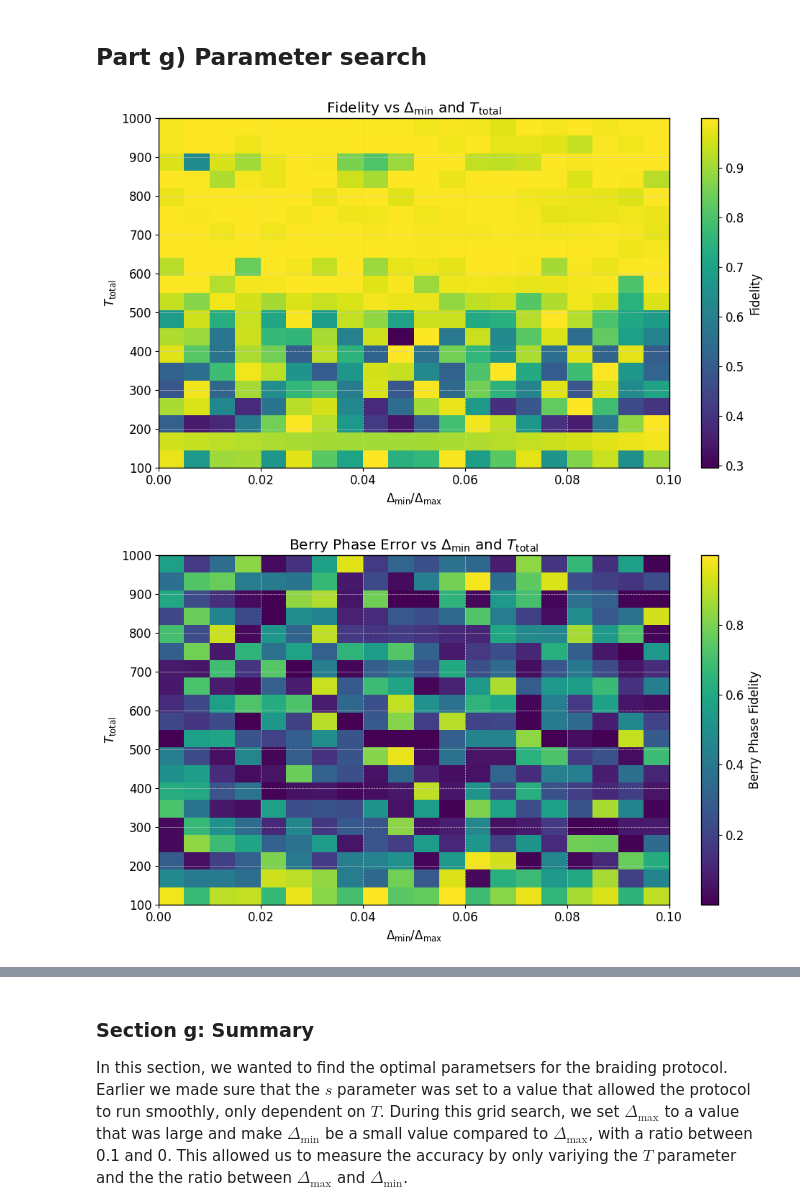
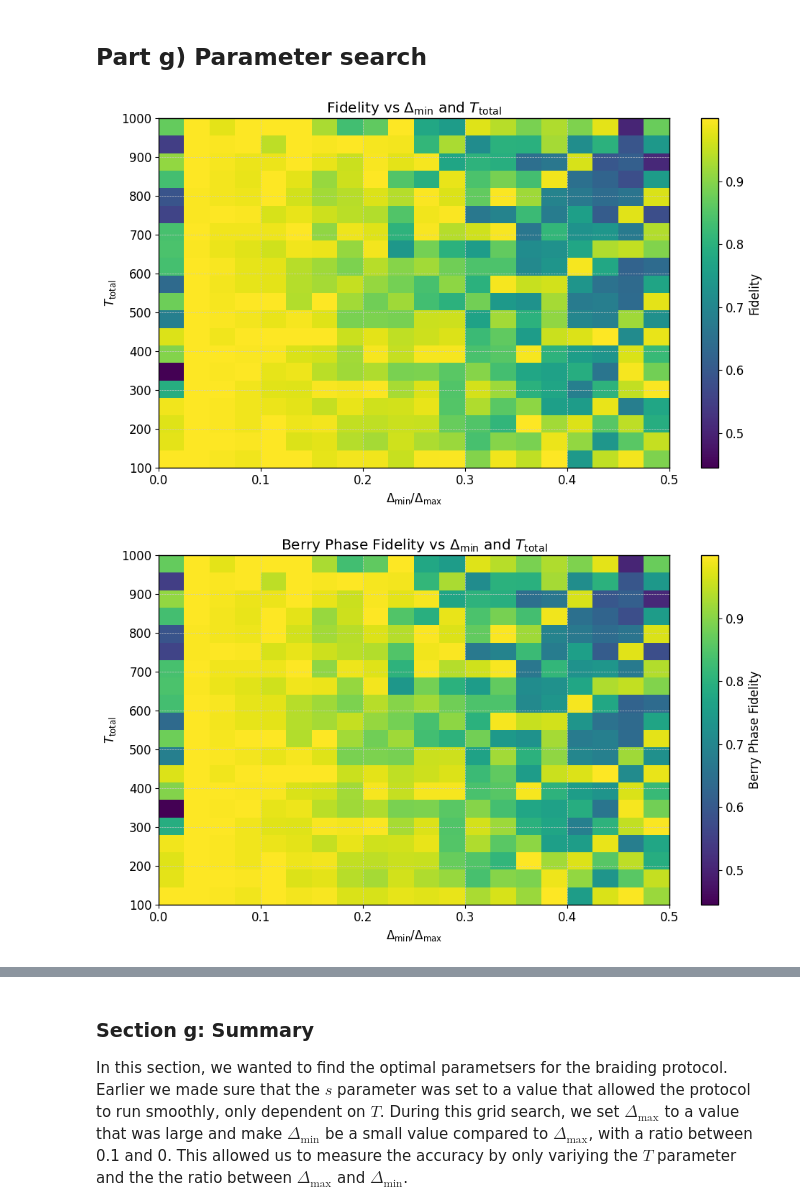
Before and after one commit to hishemok/FYS5419, a Jupyter notebook: Project_2/Braiding_project.ipynb, the cells around one changed output, grey strips where cells are left out. Cells and saved outputs as stored; diff of their text form; code cells hidden in the pictures.

```diff
--- a/Project_2/Braiding_project.ipynb
+++ b/Project_2/Braiding_project.ipynb
@@ -548,9 +523,8 @@ def plot_results(times, energies, couplings):
     plt.tight_layout()
     plt.show()
 
-γ0, γ1 = majorana_ops(0, 2)  # γ₀, γ₁
-γ2, γ3 = majorana_ops(1, 2)  # γ₂, γ₃
 
+γ0, γ1, γ2, γ3 = majoranas(2)
 
 T_total = 1.0
 Δ_max = 1.0
@@ -848,9 +818,15 @@ U_0 = I
 $$
 and the final unitary is the non-abelian Berry phase $U_{T}$. It shouldn’t matter if the total time $T$ is long or short. $UT$ is the gate that a proper adiabatic evolution would implement. Note that the projector $P$ is time-dependent. It can be calculated numerrically by diagonalizing the Hamiltonian, or analytically if the hamitonian is simple enough.
 # %%
-from scipy.linalg import expm
-from numba import njit, objmode
+# from scipy.linalg import expm
+# from numba import njit, objmode
 ## Non-abelian berry phase kato method
+
+def orthonormalize(vs):
+    """Orthonormalize columns of vs using QR decomposition."""
+    q, _ = np.linalg.qr(vs)
+    return q
+
 @njit
 def berry_phase_kato(times, evecs):
     n = len(times)
@@ -859,19 +835,31 @@ def berry_phase_kato(times, evecs):
     U = np.eye(4, dtype=np.complex128)
 
     for i in range(n - 1):
-        P = np.outer(evecs[i,0] ,evecs[i,0].conj() ) + np.outer(evecs[i,1] ,evecs[i,1].conj())
-        P_next = np.outer(evecs[i+1,0] ,evecs[i+1,0].conj() ) + np.outer(evecs[i+1,1] ,evecs[i+1,1].conj())
+        # Pull out the two eigenvectors at step i and i+1
+        v1 = evecs[i, :, 0]
+        v2 = evecs[i, :, 1]
+        w1 = evecs[i+1, :, 0]
+        w2 = evecs[i+1, :, 1]
+
+        # Build orthonormal subspace basis
+        V = np.column_stack((v1, v2))
+        W = np.column_stack((w1, w2))
+
+        # [Optional] Align gauge by maximizing overlap
+        # Replace with actual QR or SVD if needed
+
+        P = V @ V.conj().T
+        P_next = W @ W.conj().T
 
         dPdt = (P_next - P) / dt
-        K = (P @ dPdt - dPdt @ P)
-        with objmode(tmp ='complex128[:,:]'):
+        K = P @ dPdt - dPdt @ P
+
+        with objmode(tmp='complex128[:,:]'):
             tmp = expm(-dt * K)
 
         U = tmp @ U
 
     return U
-
-U = berry_phase_kato(times, evecs)
 # %% [markdown]
 ### Section f: Summary
 
@@ -900,8 +888,6 @@ def compute_fidelity(Total, s, Δ_max, Δ_min, width, γ0, γ1, γ2, γ3, ψ0, T
     Fidelity_target = fidelity(ψ[-1], Target_state)
 
 
-    U = berry_phase_kato(times, evecs)
-
     E1 = evals[:, 1]
     U_B = berry_phase_kato(times, evecs)
     U = np.exp(-1j * T_total * np.trapz(E1))*U_B
@@ -917,7 +903,7 @@ Target_state = B23 @ ψ0
 Δ_max = 10
 Width = T_total/3
 T_vals = np.linspace(100, 1000, 20)
-dmin_factor = np.linspace(0, 0.1, 20)
+dmin_factor = np.linspace(0, 0.5, 20)
 
 
 Fidelity_targets = []
@@ -935,27 +921,28 @@ for T in tqdm(T_vals, desc="Calculating Fidelity and Berry Phase Error for diffe
 # %%
 Fidelity_targets = np.array(Fidelity_targets).reshape(len(T_vals), len(dmin_factor))
 Fidelity_Berry_targets = np.array(Fidelity_Berry_targets).reshape(len(T_vals), len(dmin_factor))
 plt.figure(figsize=(10, 6))
 plt.imshow(Fidelity_targets, extent=(dmin_factor[0], dmin_factor[-1], T_vals[0], T_vals[-1]), aspect='auto', origin='lower', cmap='viridis')
 plt.colorbar(label='Fidelity')
 plt.xlabel(r'$Δ_{\text{min}}/Δ_{\text{max}}$')
 plt.ylabel(r'$T_{\text{total}}$')
 plt.title(r'Fidelity vs $Δ_{\text{min}}$ and $T_{\text{total}}$')
 plt.tight_layout()
 
 plt.show()
 
 plt.figure(figsize=(10, 6))
 plt.imshow(Fidelity_Berry_targets, extent=(dmin_factor[0], dmin_factor[-1], T_vals[0], T_vals[-1]), aspect='auto', origin='lower', cmap='viridis')
 plt.colorbar(label='Berry Phase Fidelity')
 plt.xlabel(r'$Δ_{\text{min}}/Δ_{\text{max}}$')
 plt.ylabel(r'$T_{\text{total}}$')
-plt.title(r'Berry Phase Error vs $Δ_{\text{min}}$ and $T_{\text{total}}$')
+plt.title(r'Berry Phase Fidelity vs $Δ_{\text{min}}$ and $T_{\text{total}}$')
 plt.tight_layout()
 plt.show()
+plt.show()
 # %% [output]
-[figure, old version]
+[figure, new version]
-[figure, old version]
+[figure, new version]
 # %%
 #print best fidelity and fidelity
 min_fidelity_idx = np.unravel_index(np.argmax(Fidelity_targets), Fidelity_targets.shape)
```
Also changed, not shown: parts of 15 cells of this notebook, 14 other files.
